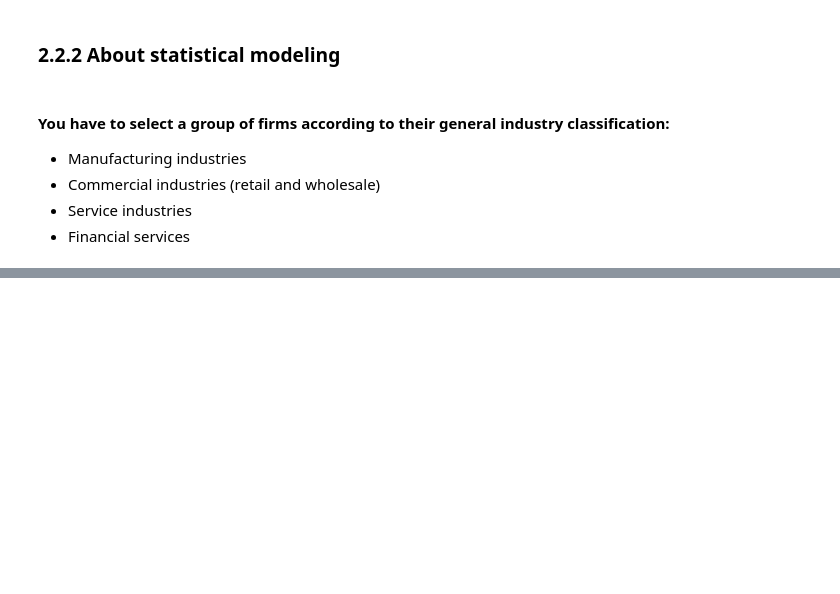
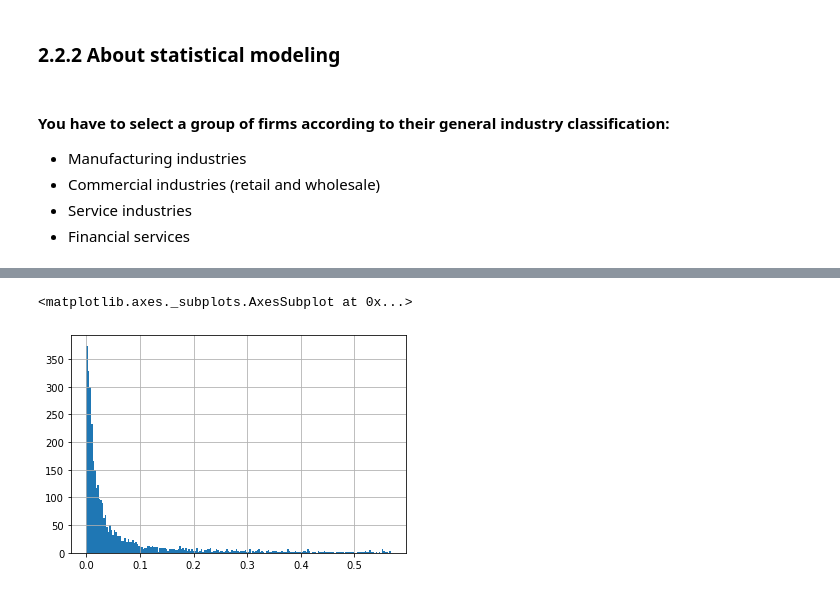
Before and after one commit to new-superuser-alt9193/Estadistica_Reto, a Jupyter notebook: Fernando_DMM_Business_case.ipynb, the cells around one changed output, grey strips where cells are left out. Saved outputs shown, nothing was run; the diff lists cells and outputs as text; code cells hidden in the pictures; blank space fills up the shorter version.

```diff
--- a/Fernando_DMM_Business_case.ipynb
+++ b/Fernando_DMM_Business_case.ipynb
@@ -1155,0 +1252,5 @@ En el caso de la industria de la manofactura tiene una relacion de perdida de in
+# %%
+df_Financial[(df_Financial['ShortFinancialLeverage'] < df_Financial['ShortFinancialLeverage'].quantile(.975)) & (df_Financial['ShortFinancialLeverage'] > df_Financial['ShortFinancialLeverage'].quantile(.025))]['ShortFinancialLeverage'].hist(bins=200)
+# %% [output]
+<matplotlib.axes._subplots.AxesSubplot at 0x...>
+[figure, added]
```
Also changed, not shown: parts of 20 cells of this notebook.
